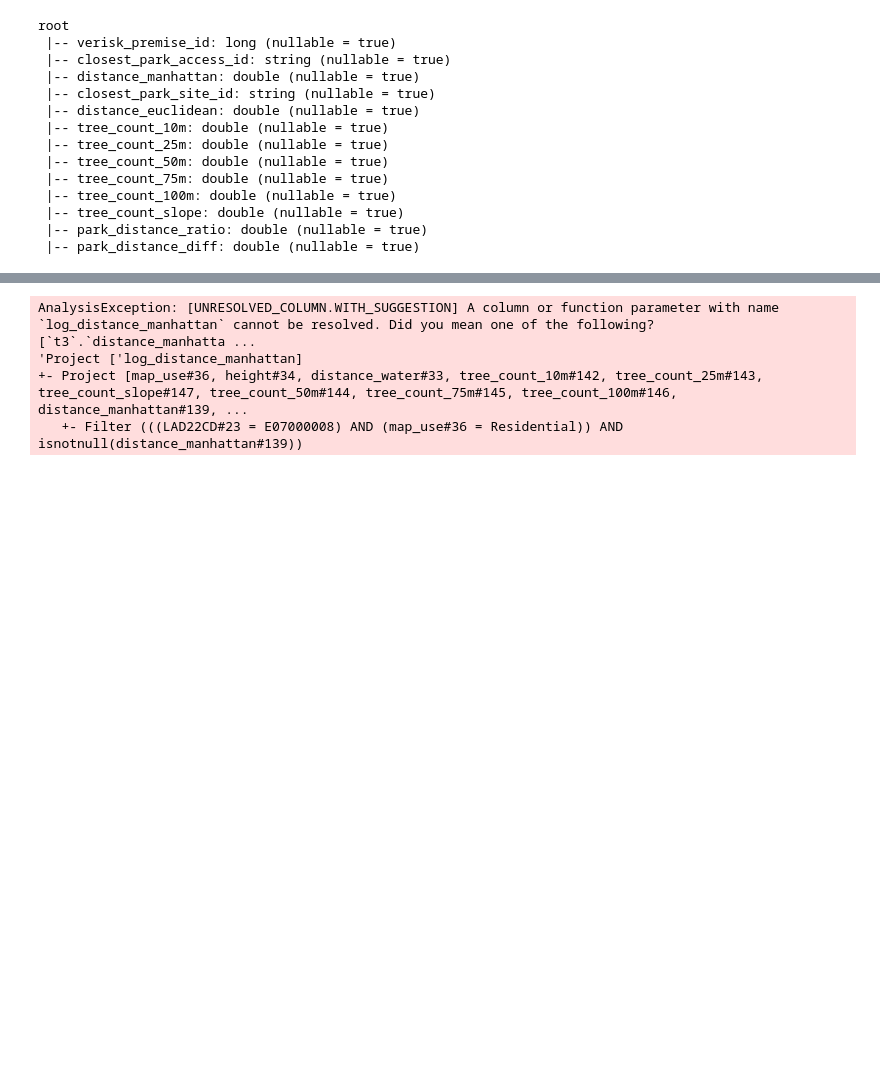
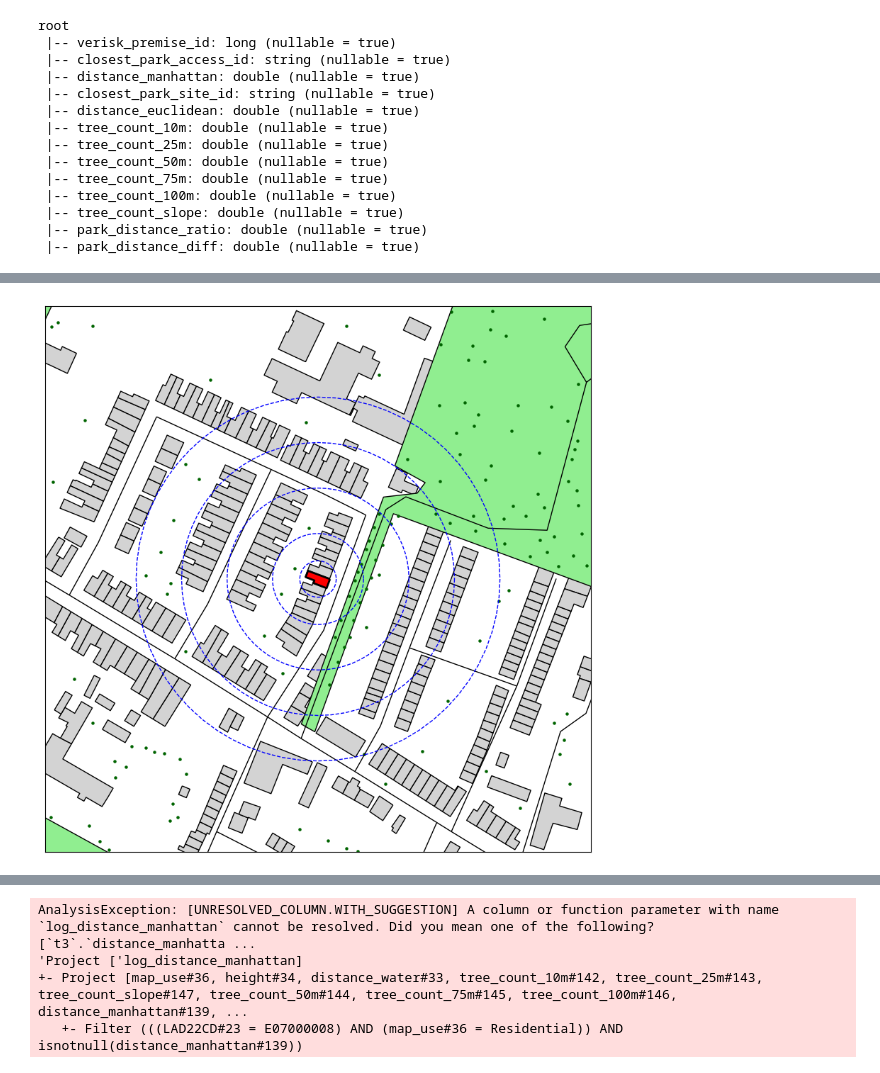
Before and after one commit to sdgresearch/3-30-300-analysis, a Jupyter notebook: notebooks/gini_modelling.ipynb, the cells around one changed output, grey strips where cells are left out. Cells and saved outputs as stored; diff of their text form; code cells hidden in the pictures; blank space fills up the shorter version.

```diff
--- a/notebooks/gini_modelling.ipynb
+++ b/notebooks/gini_modelling.ipynb
@@ -128,0 +253,49 @@ geo_buildings_sdf.coalesce(1) \
+# %%
+import matplotlib.pyplot as plt
+
+
+# Get the building geometry for the selected verisk_id
+selected_building = geo_buildings_gdf[geo_buildings_gdf['verisk_premise_id'] == my_id]
+
+center_geom = selected_building.geometry.iloc[0]
+center_point = center_geom.centroid
+
+# Buffer of x meters around the selected building
+buffer_size = 150
+buffer_geom = center_point.buffer(buffer_size)
+# Create a square buffer (bounding box) around the centroid
+minx, miny = center_point.x - buffer_size, center_point.y - buffer_size
+maxx, maxy = center_point.x + buffer_size, center_point.y + buffer_size
+square_buffer_geom = box(minx, miny, maxx, maxy)
+
+roads_in_buffer = road_edges_gdf[road_edges_gdf.geometry.intersects(square_buffer_geom)]
+green_space_in_buffer = green_space_site_gdf[green_space_site_gdf.geometry.intersects(square_buffer_geom)]
+buildings_in_buffer = geo_buildings_gdf[geo_buildings_gdf.geometry.centroid.within(square_buffer_geom)]
+trees_in_buffer = geo_trees_gdf[geo_trees_gdf.geometry.within(square_buffer_geom)]
+
+# Plot
+fig, ax = plt.subplots(figsize=(10, 10))
+# Draw buffer circle
+# buffer_gsf = gpd.GeoSeries([buffer_geom], crs=PROJECT_CRS)
+# buffer_gsf.boundary.plot(ax=ax, color='lightgray', linewidth=1)
+roads_in_buffer.plot(ax=ax, color='black', linewidth=1, label='Roads')
+buildings_in_buffer.plot(ax=ax, facecolor='lightgrey', edgecolor='k', label='Buildings')
+green_space_in_buffer.plot(ax=ax, facecolor='lightgreen', edgecolor='k', label='Green Spaces')
+
+for r in [10, 25, 50, 75, 100]:
+    tree_buffer_gsf = gpd.GeoSeries([center_point.buffer(r)], crs=PROJECT_CRS)
+    tree_buffer_gsf.boundary.plot(ax=ax, color='blue', linestyle='--', linewidth=1)
+
+trees_in_buffer.plot(ax=ax, color='darkgreen', markersize=5, label='Trees')
+selected_building.plot(ax=ax, facecolor='red', edgecolor='k', linewidth=2, label='Selected Building')
+
+plt.xlim([square_buffer_geom.bounds[0], square_buffer_geom.bounds[2]])
+plt.ylim([square_buffer_geom.bounds[1], square_buffer_geom.bounds[3]])
+ax.set_xticks([])
+ax.set_yticks([])
+ax.set_xlabel('')
+ax.set_ylabel('')
+fig.savefig("../images/my_house_trees.png", transparent=True)
+plt.show()
+# %% [output]
+[figure, added]
```
Also changed, not shown: parts of 35 cells of this notebook, 2 other files.
